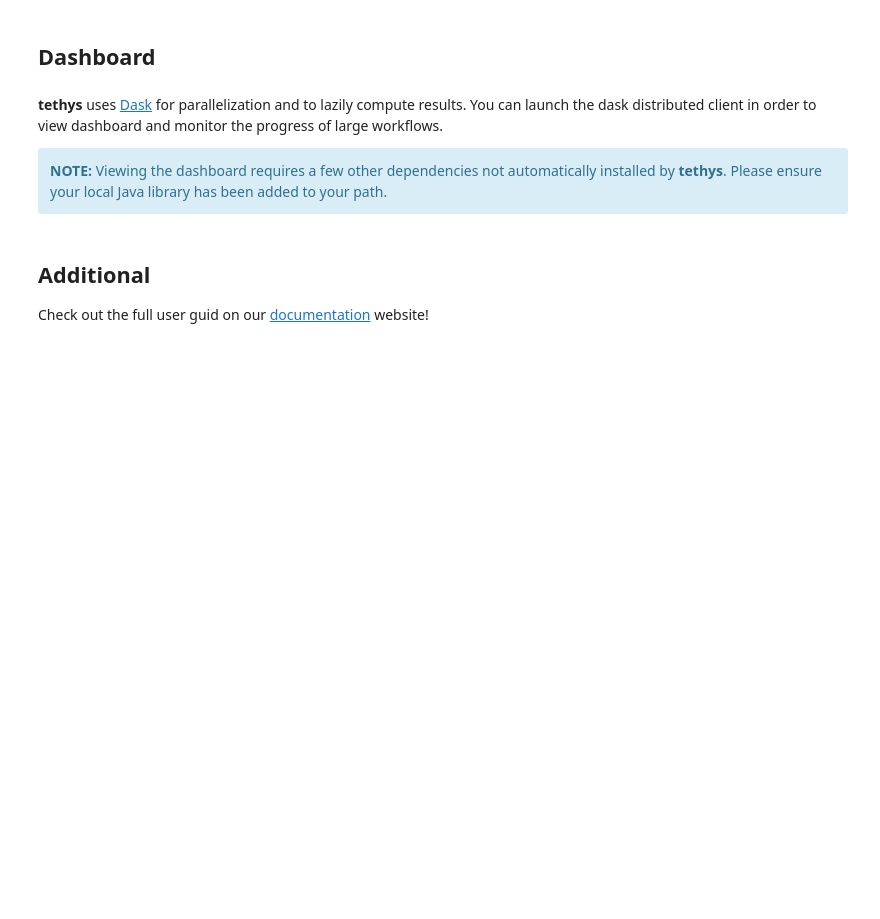
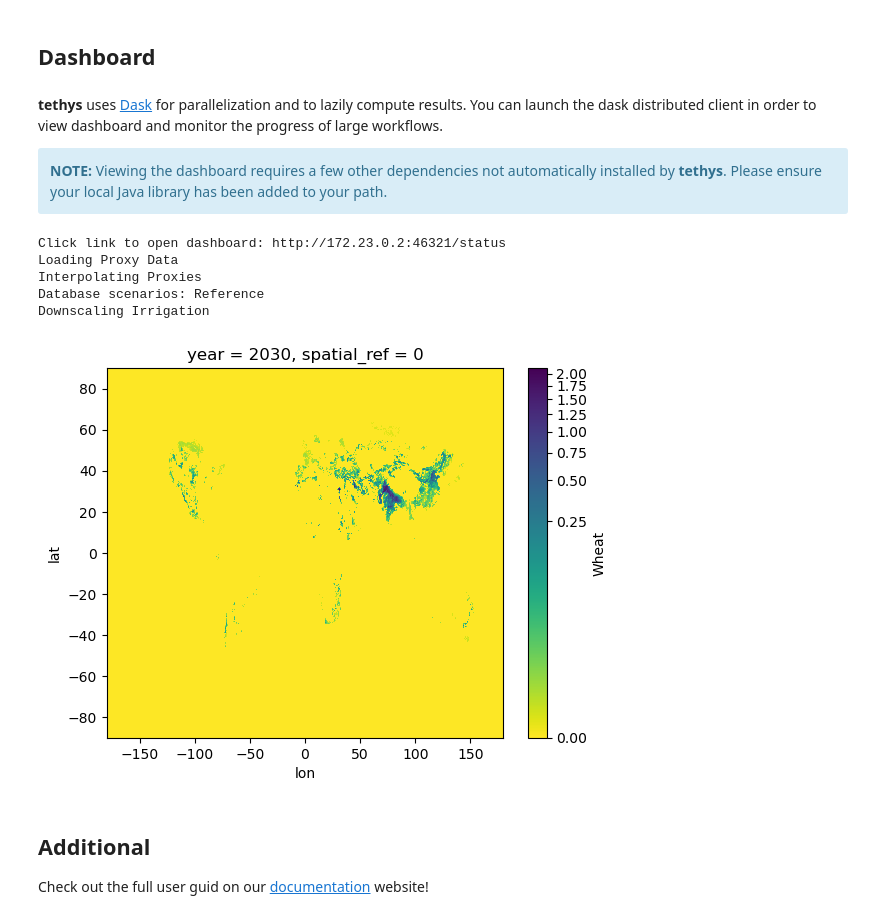
Before and after one commit to MSD-LIVE/jupyter-notebook-tethys, a Jupyter notebook: notebooks/tethys_clean.ipynb, the cells around one changed output. Drawn from its saved outputs; the diff is of its cells as text; code cells hidden in the pictures; blank space fills up the shorter version.

```diff
--- a/notebooks/tethys_clean.ipynb
+++ b/notebooks/tethys_clean.ipynb
@@ -57,7 +67,7 @@ config_file = "example_data" + '/example/config_example.yml'
 With the example data downloaded, a simple configuration can be run by the following:
 # %%
 # load configuration file
-config_file = "/data/config_example.yml"
+config_file = f"{base_data_dir}/config_example.yml"
 # %% [markdown]
 Let's take a look at the config file:
 # %%
@@ -125,28 +181,35 @@ gridded_inputs.to_raster("<your raster path>")
 # %%
 # this configuration may need to be different depending on your machine
 client = Client(
     threads_per_worker=8,
     n_workers=1,
     processes=False,
     memory_limit='8GB',
     dashboard_address=":46321"
 )
 
 # link to view the dask dashboard in your browser, probably localhost:8787
 print(f"Click link to open dashboard: {client.dashboard_link}")
 
 # run tethys AFTER launching the client
-config_file = 'example_data' + '/example/config_demeter.yml'
+config_file = f"{base_data_dir}/config_demeter.yml"
 result = tethys.run_model(config_file)
 
 # this configuration does not write outputs to a file,
 # so plots are lazily computed when requested
 result.outputs.Wheat.sel(year=2030).plot(
     norm=colors.PowerNorm(0.25),
     cmap='viridis_r'
 )
 
 plt.show()
+# %% [output]
+Click link to open dashboard: http://172.23.0.2:46321/status
+Loading Proxy Data
+Interpolating Proxies
+Database scenarios: Reference
+Downscaling Irrigation
+[figure, added]
 # %% [markdown]
 ## Additional
 
```
Also changed, not shown: parts of 10 cells of this notebook.
